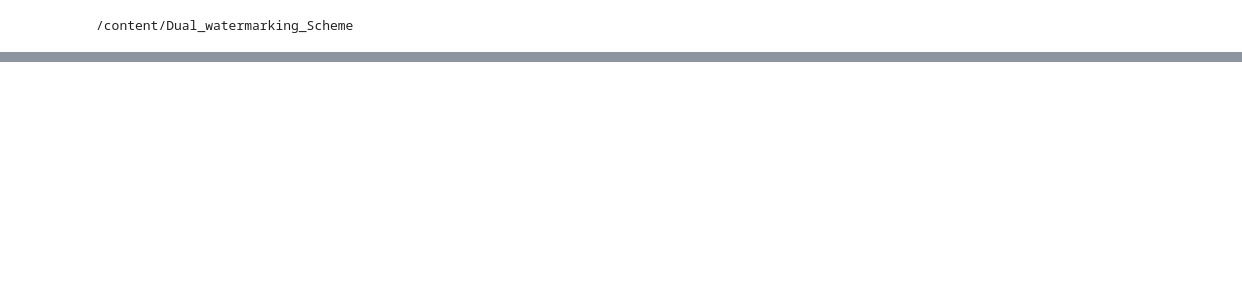
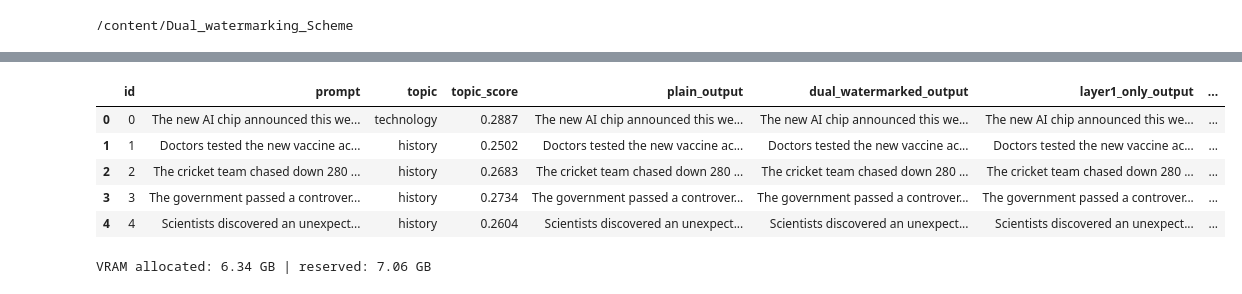
Before and after one commit to pravaspaudel/Dual_watermarking_Scheme, a Jupyter notebook: notebooks/10_dual_layer_example.ipynb, the cells around one changed output, grey strips where cells are left out. Drawn from its saved outputs; the diff is of its cells as text; code cells hidden in the pictures; blank space fills up the shorter version.

```diff
--- a/notebooks/10_dual_layer_example.ipynb
+++ b/notebooks/10_dual_layer_example.ipynb
@@ -284,0 +353,50 @@ DUAL     : To make the perfect homemade pizza dough, you need the following ingr
+# %%
+LONG_PROMPTS_PER_TOPIC = {
+    "technology": ("The new AI chip announced this week runs twice as fast as the previous "
+                   "generation while drawing far less power, and analysts say its improved memory "
+                   "bandwidth could reshape the entire market for data center hardware."),
+    "medicine": ("Doctors tested the new vaccine across three hospitals last winter, enrolling "
+                 "thousands of volunteers in a randomized trial that carefully tracked side effects "
+                 "and antibody levels for six months after the final dose."),
+    "sports": ("The cricket team chased down 280 runs in the final match and won the trophy on the "
+               "very last ball, capping a tournament full of close finishes and record-breaking "
+               "batting performances from younger players."),
+    "politics": ("The government passed a controversial new law just before the election, and the "
+                 "opposition immediately challenged it in court, arguing that the rushed midnight "
+                 "vote ignored decades of constitutional precedent."),
+    "science": ("Scientists discovered an unexpected new particle at the collider last spring, and "
+                "independent teams have spent months reanalyzing the collision data to confirm "
+                "whether the signal survives every statistical check."),
+    "entertainment": ("The movie sequel broke box office records opening weekend, selling out "
+                      "late-night screenings in dozens of cities and earning praise for its "
+                      "practical effects despite mixed reviews from longtime fans."),
+    "finance": ("Central bank rates pushed markets down again this quarter, and investors rotated "
+                "out of growth stocks into bonds as inflation reports kept coming in hotter than "
+                "most economists had forecast earlier in the year."),
+    "history": ("Ancient Rome fell after centuries of slow decline, as repeated invasions, economic "
+                "collapse and constant political instability gradually dismantled an empire that "
+                "had once governed the entire Mediterranean world."),
+}
+
+results_df = dwm.watermark(list(LONG_PROMPTS_PER_TOPIC.values()),
+                           include_single_layers=True)
+results_df.head()
+# %% [output]
+|  | id | prompt | topic | topic_score | plain_output | dual_watermarked_output | layer1_only_output | ... |
+| 0 | 0 | The new AI chip announced this we... | technology | 0.2887 | The new AI chip announced this we... | The new AI chip announced this we... | The new AI chip announced this we... | ... |
+| 1 | 1 | Doctors tested the new vaccine ac... | history | 0.2502 | Doctors tested the new vaccine ac... | Doctors tested the new vaccine ac... | Doctors tested the new vaccine ac... | ... |
+| 2 | 2 | The cricket team chased down 280 ... | history | 0.2683 | The cricket team chased down 280 ... | The cricket team chased down 280 ... | The cricket team chased down 280 ... | ... |
+| 3 | 3 | The government passed a controver... | history | 0.2734 | The government passed a controver... | The government passed a controver... | The government passed a controver... | ... |
+| 4 | 4 | Scientists discovered an unexpect... | history | 0.2604 | Scientists discovered an unexpect... | Scientists discovered an unexpect... | Scientists discovered an unexpect... | ... |
+# %%
+import gc
+
+gc.collect()
+if torch.cuda.is_available():
+    torch.cuda.empty_cache()
+    print(f"VRAM allocated: {torch.cuda.memory_allocated()/1e9:.2f} GB | "
+          f"reserved: {torch.cuda.memory_reserved()/1e9:.2f} GB")
+else:
+    print("no CUDA device - skipping cache clear")
+# %% [output]
+VRAM allocated: 6.34 GB | reserved: 7.06 GB
```
Also changed, not shown: parts of 32 cells of this notebook, 4 other files.
